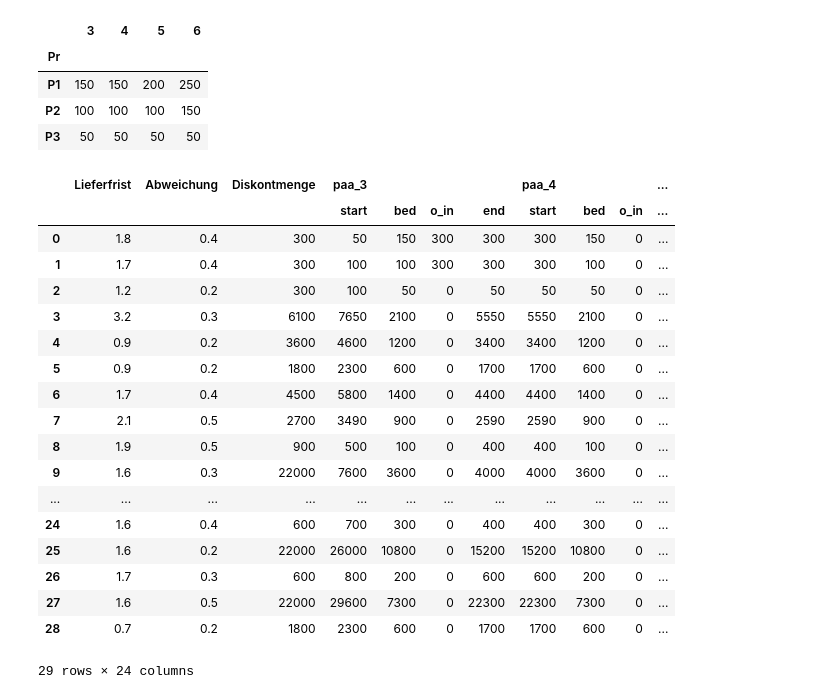
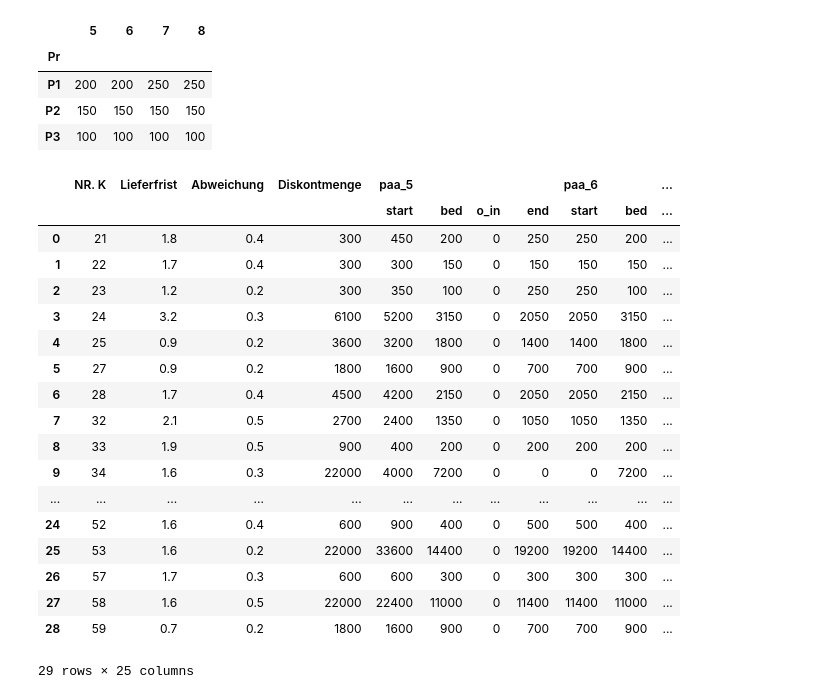
Before and after one commit to kiya1013/APuPDaten, a Jupyter notebook: Planspiel/xml_test.ipynb, the cells around one changed output. Drawn from its saved outputs; the diff is of its cells as text; code cells hidden in the pictures.

```diff
--- a/Planspiel/xml_test.ipynb
+++ b/Planspiel/xml_test.ipynb
@@ -3,7 +3,7 @@ import pandas as pd
 import numpy as np
 import xml.etree.ElementTree as ET
 
-periode=3 #-------------------------------
+periode=5 #-------------------------------
 
 tree = ET.parse(f'XMLs\\periode_{periode-1}.xml')
 root = tree.getroot()
@@ -46,21 +46,21 @@ for col in orders_in_df.columns:
 # %%
 periodes=list(range(periode,periode+4))
 
-plan=[#--------------------------------------------------------
-['P1',200,150,200,250],
-['P2',100,100,100,150],
-['P3',50,50,50,50]]
+plan=[#----------------------------------------
+['P1',200,200,250,250],
+['P2',150,150,150,150],
+['P3',100,100,100,100]]
 
 plan=pd.DataFrame(plan,columns=['Pr']+periodes)
 plan.index=plan['Pr']
 plan.drop(columns=['Pr'],inplace=True)
 plan
 # %% [output]
-|  | 3 | 4 | 5 | 6 |
+|  | 5 | 6 | 7 | 8 |
 | Pr |  |  |  |  |
-| P1 | 150 | 150 | 200 | 250 |
-| P2 | 100 | 100 | 100 | 150 |
-| P3 | 50 | 50 | 50 | 50 |
+| P1 | 200 | 200 | 250 | 250 |
+| P2 | 150 | 150 | 150 | 150 |
+| P3 | 100 | 100 | 100 | 100 |
 # %%
 merge_1=pd.merge(base_df,bestands_df,left_on='NR. K',right_on='id').drop(columns=['id','startamount','pct','price','stockvalue'])
 
@@ -151,33 +151,33 @@ amount_df['order_type'],amount_df['min_order_amount']=zip( *amount_df.apply(min_
 amount_df.to_csv(f'Order_history\\order_amount_{periode}.csv')
 # %%
 amount_df.drop(columns=[
-            (                'NR. K',      ''),
+            #(                'NR. K',      ''),
             (                'P1',      ''),
             (                'P2',      ''),
             (                'P3',      ''),
             #(      'Diskontmenge',      ''),
             (            'amount',      ''),
-            (          'Bedarf_3',      ''),
-            (          'Bedarf_4',      ''),
-            (          'Bedarf_5',      ''),
-            (          'Bedarf_6',      ''),])
+            (          f'Bedarf_{periode}',      ''),
+            (          f'Bedarf_{periode+1}',      ''),
+            (          f'Bedarf_{periode+2}',      ''),
+            (          f'Bedarf_{periode+3}',      ''),])
 # %% [output]
-|  | Lieferfrist | Abweichung | Diskontmenge | paa_3 |  |  |  | paa_4 |  |  | ... |
-|  |  |  |  | start | bed | o_in | end | start | bed | o_in | ... |
-| 0 | 1.8 | 0.4 | 300 | 50 | 150 | 300 | 300 | 300 | 150 | 0 | ... |
-| 1 | 1.7 | 0.4 | 300 | 100 | 100 | 300 | 300 | 300 | 100 | 0 | ... |
-| 2 | 1.2 | 0.2 | 300 | 100 | 50 | 0 | 50 | 50 | 50 | 0 | ... |
-| 3 | 3.2 | 0.3 | 6100 | 7650 | 2100 | 0 | 5550 | 5550 | 2100 | 0 | ... |
-| 4 | 0.9 | 0.2 | 3600 | 4600 | 1200 | 0 | 3400 | 3400 | 1200 | 0 | ... |
-| 5 | 0.9 | 0.2 | 1800 | 2300 | 600 | 0 | 1700 | 1700 | 600 | 0 | ... |
-| 6 | 1.7 | 0.4 | 4500 | 5800 | 1400 | 0 | 4400 | 4400 | 1400 | 0 | ... |
-| 7 | 2.1 | 0.5 | 2700 | 3490 | 900 | 0 | 2590 | 2590 | 900 | 0 | ... |
-| 8 | 1.9 | 0.5 | 900 | 500 | 100 | 0 | 400 | 400 | 100 | 0 | ... |
-| 9 | 1.6 | 0.3 | 22000 | 7600 | 3600 | 0 | 4000 | 4000 | 3600 | 0 | ... |
+|  | NR. K | Lieferfrist | Abweichung | Diskontmenge | paa_5 |  |  |  | paa_6 |  | ... |
+|  |  |  |  |  | start | bed | o_in | end | start | bed | ... |
+| 0 | 21 | 1.8 | 0.4 | 300 | 450 | 200 | 0 | 250 | 250 | 200 | ... |
+| 1 | 22 | 1.7 | 0.4 | 300 | 300 | 150 | 0 | 150 | 150 | 150 | ... |
+| 2 | 23 | 1.2 | 0.2 | 300 | 350 | 100 | 0 | 250 | 250 | 100 | ... |
+| 3 | 24 | 3.2 | 0.3 | 6100 | 5200 | 3150 | 0 | 2050 | 2050 | 3150 | ... |
+| 4 | 25 | 0.9 | 0.2 | 3600 | 3200 | 1800 | 0 | 1400 | 1400 | 1800 | ... |
+| 5 | 27 | 0.9 | 0.2 | 1800 | 1600 | 900 | 0 | 700 | 700 | 900 | ... |
+| 6 | 28 | 1.7 | 0.4 | 4500 | 4200 | 2150 | 0 | 2050 | 2050 | 2150 | ... |
+| 7 | 32 | 2.1 | 0.5 | 2700 | 2400 | 1350 | 0 | 1050 | 1050 | 1350 | ... |
+| 8 | 33 | 1.9 | 0.5 | 900 | 400 | 200 | 0 | 200 | 200 | 200 | ... |
+| 9 | 34 | 1.6 | 0.3 | 22000 | 4000 | 7200 | 0 | 0 | 0 | 7200 | ... |
 | ... | ... | ... | ... | ... | ... | ... | ... | ... | ... | ... | ... |
-| 24 | 1.6 | 0.4 | 600 | 700 | 300 | 0 | 400 | 400 | 300 | 0 | ... |
-| 25 | 1.6 | 0.2 | 22000 | 26000 | 10800 | 0 | 15200 | 15200 | 10800 | 0 | ... |
-| 26 | 1.7 | 0.3 | 600 | 800 | 200 | 0 | 600 | 600 | 200 | 0 | ... |
-| 27 | 1.6 | 0.5 | 22000 | 29600 | 7300 | 0 | 22300 | 22300 | 7300 | 0 | ... |
-| 28 | 0.7 | 0.2 | 1800 | 2300 | 600 | 0 | 1700 | 1700 | 600 | 0 | ... |
+| 24 | 52 | 1.6 | 0.4 | 600 | 900 | 400 | 0 | 500 | 500 | 400 | ... |
+| 25 | 53 | 1.6 | 0.2 | 22000 | 33600 | 14400 | 0 | 19200 | 19200 | 14400 | ... |
+| 26 | 57 | 1.7 | 0.3 | 600 | 600 | 300 | 0 | 300 | 300 | 300 | ... |
+| 27 | 58 | 1.6 | 0.5 | 22000 | 22400 | 11000 | 0 | 11400 | 11400 | 11000 | ... |
+| 28 | 59 | 0.7 | 0.2 | 1800 | 1600 | 900 | 0 | 700 | 700 | 900 | ... |
-29 rows × 24 columns
+29 rows × 25 columns
```
Also changed, not shown: 2 other files.
